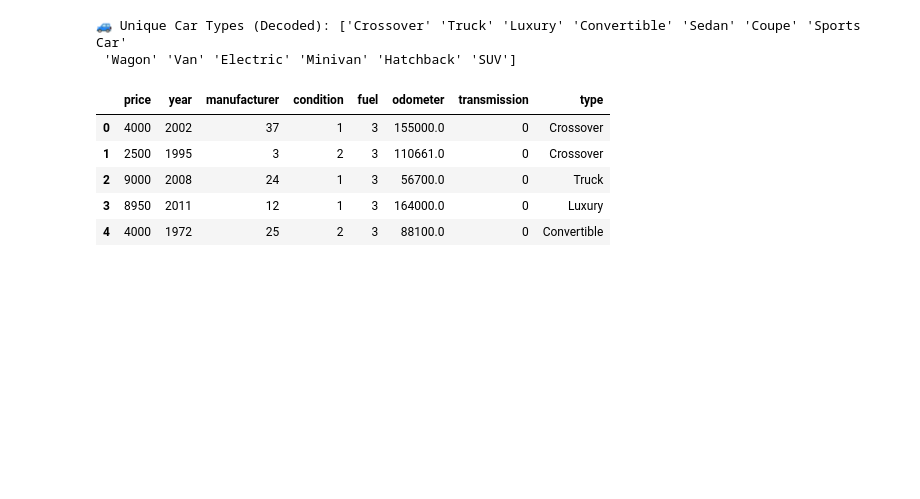
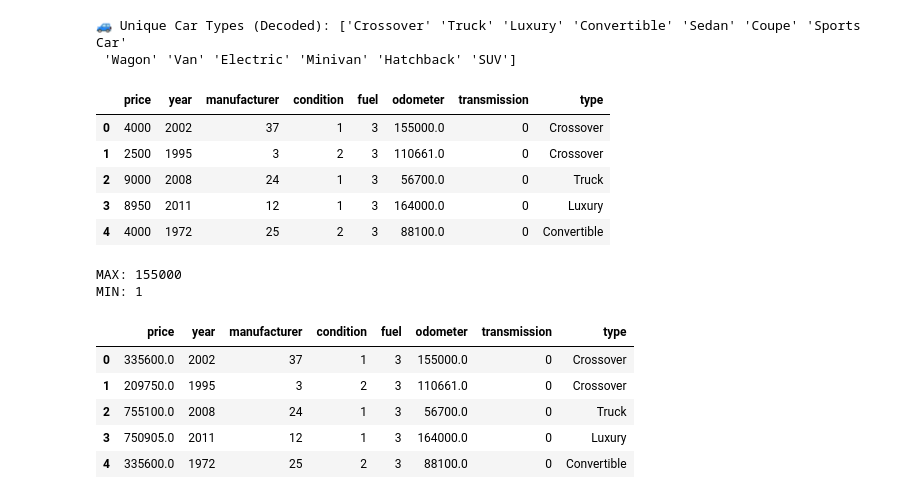
Before and after one commit to devarsheecodess/PriceMyCar, a Jupyter notebook: Backend/refurbished_cars.ipynb, the cells around one changed output. Drawn from its saved outputs; the diff is of its cells as text; code cells hidden in the pictures; blank space fills up the shorter version.

```diff
--- a/Backend/refurbished_cars.ipynb
+++ b/Backend/refurbished_cars.ipynb
@@ -499,0 +506,17 @@ df.head()
+# %%
+print("MAX:", max_price)
+print("MIN:", min_price)
+# %% [output]
+MAX: 155000
+MIN: 1
+# %%
+df["price"] = df["price"] * 83.90
+# %%
+df.head()
+# %% [output]
+|  | price | year | manufacturer | condition | fuel | odometer | transmission | type |
+| 0 | 335600.0 | 2002 | 37 | 1 | 3 | 155000.0 | 0 | Crossover |
+| 1 | 209750.0 | 1995 | 3 | 2 | 3 | 110661.0 | 0 | Crossover |
+| 2 | 755100.0 | 2008 | 24 | 1 | 3 | 56700.0 | 0 | Truck |
+| 3 | 750905.0 | 2011 | 12 | 1 | 3 | 164000.0 | 0 | Luxury |
+| 4 | 335600.0 | 1972 | 25 | 2 | 3 | 88100.0 | 0 | Convertible |
```
Also changed, not shown: parts of 8 cells of this notebook, 9 other files.
